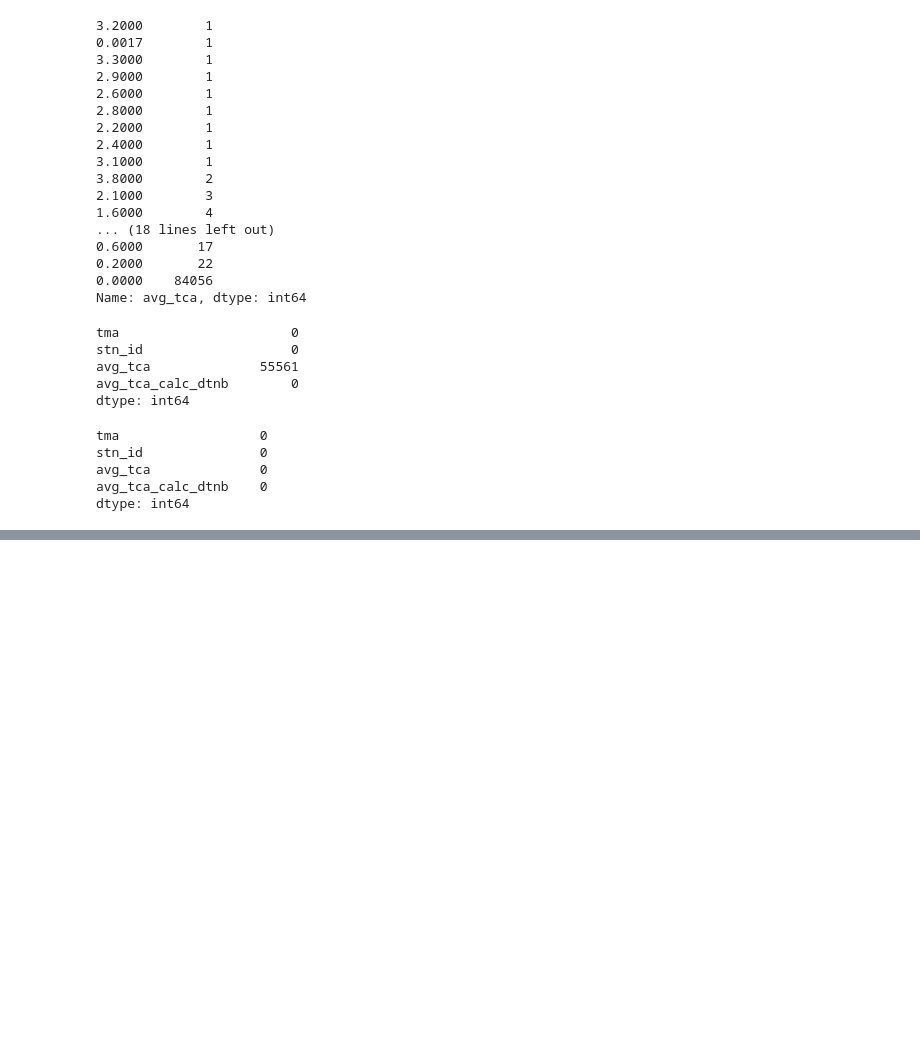
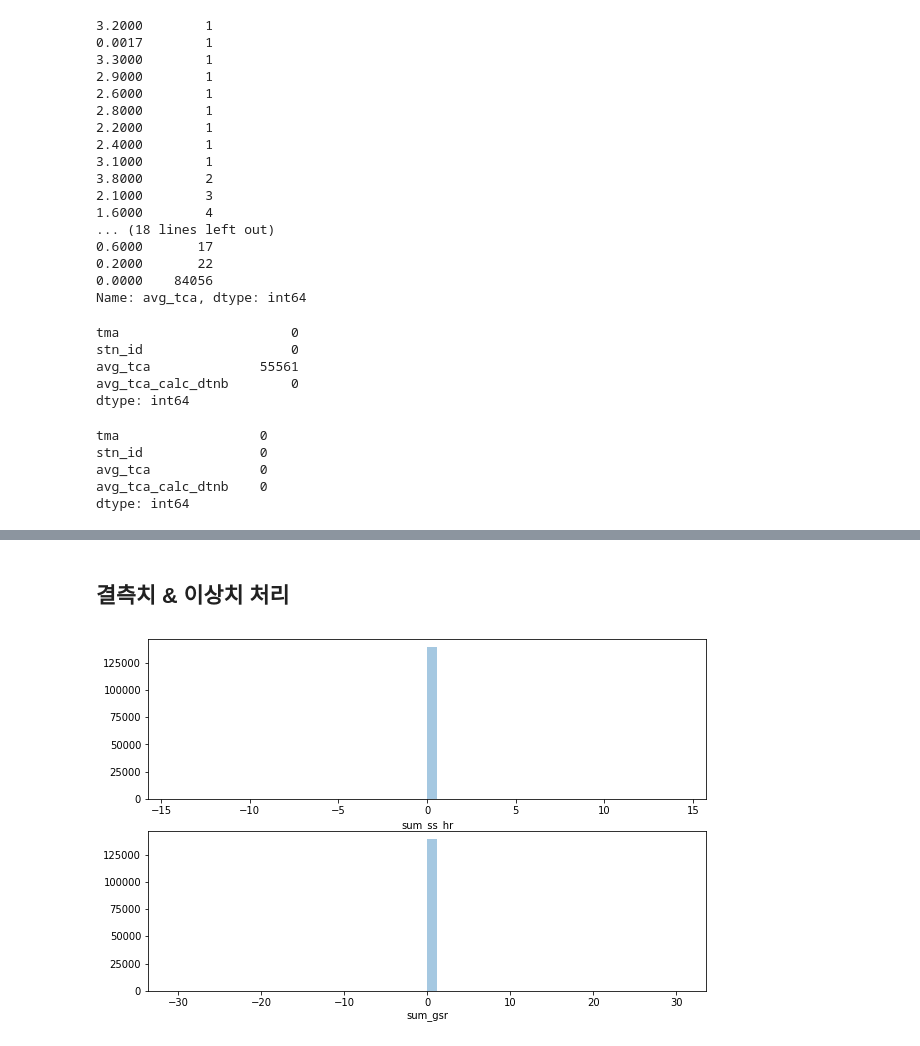
Before and after one commit to ek-koh/2020-Weather-Bigdata-Contest, a Jupyter notebook: Weather-Bigdata-Contest/preprocessing/AWS_data.ipynb, the cells around one changed output, grey strips where cells are left out. Saved outputs shown, nothing was run; the diff lists cells and outputs as text; code cells hidden in the pictures; blank space fills up the shorter version.

```diff
--- a/Weather-Bigdata-Contest/preprocessing/AWS_data.ipynb
+++ b/Weather-Bigdata-Contest/preprocessing/AWS_data.ipynb
@@ -195,0 +322,3 @@ dtype: int64
+# %%
+icsr['sum_ss_hr'] = icsr.sum_ss_hr.fillna(0)
+icsr.isnull().sum()
@@ -195,0 +354,3 @@ dtype: int64
+# %%
+icsr['sum_gsr'] = icsr.sum_gsr.fillna(0)
+icsr.isnull().sum()
@@ -195,0 +444,10 @@ dtype: int64
+# %% [markdown]
+## 결측치 & 이상치 처리
+# %%
+plt.figure(figsize=(10,10))
+
+for i in range(2):
+    plt.subplot(3, 1, i+1)
+    sns.distplot(icsr.iloc[:,i+2], kde=False)
+# %% [output]
+[figure, added]
```
Also changed, not shown: parts of 59 cells of this notebook, 4 other files.
